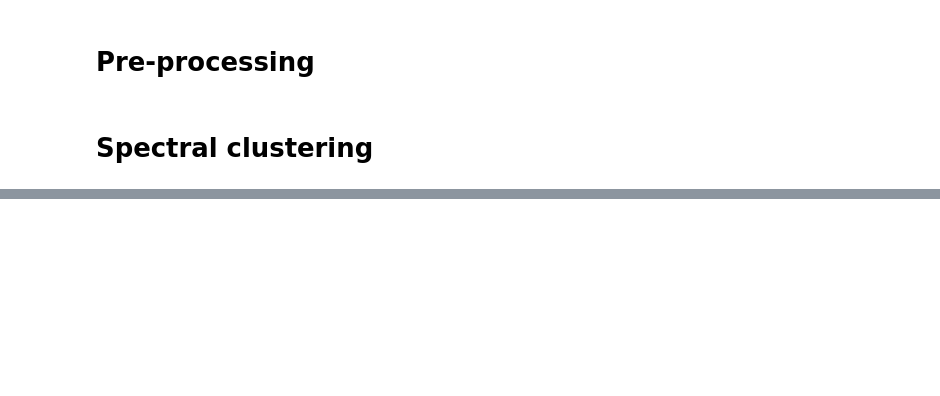
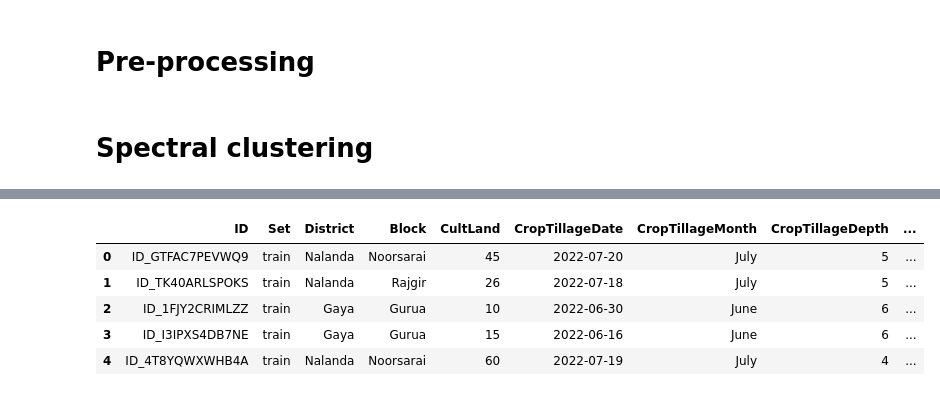
Before and after one commit to rapsoj/crop-yield-estimate, a Jupyter notebook: 02-data-cleaning/01.02-clustering.ipynb, the cells around one changed output, grey strips where cells are left out. Saved outputs shown, nothing was run; the diff lists cells and outputs as text; code cells hidden in the pictures; blank space fills up the shorter version.

Commit message:
Added Date Clustering
Actually took only 10s on the desktop, no clue what was going wrong on colab etc

```diff
--- a/02-data-cleaning/01.02-clustering.ipynb
+++ b/02-data-cleaning/01.02-clustering.ipynb
@@ -34,5 +30,15 @@ Mounted at /content/gdrive
+# %%
+import os
+
+cwd  = os.getcwd()
+
+df = pd.read_csv(cwd + "/cleaned_fulldf.csv")
+# %%
+datetime_cols = ["CropTillageDate", "RcNursEstDate", "SeedingSowingTransplanting", "Harv_date", "Threshing_date"]
+for col in datetime_cols:
+    df[col] = pd.to_datetime(df[col])
+    df[col] = df[col].values.astype("float64")
 # %%
-# Selecting variables indicated by Shaw -- left out date variables for now
 
 # to add: FirstTopDressFert, CropbasalFerts, OrgFertilizers
 cdf = df[["ID","CropTillageDepth","CropEstMethod","SeedlingsPerPit","TransplantingIrrigationHours","TransplantingIrrigationSource",
@@ -49,6 +55,8 @@ cdf = df[["ID","CropTillageDepth","CropEstMethod","SeedlingsPerPit","Transplanti
           #--
           "Ganaura_per_Acre","CropOrgFYM_per_Acre","PCropSolidOrgFertAppMethod","NoFertilizerAppln","MineralFertAppMethod","MineralFertAppMethod.1",
           "Harv_method","Threshing_method",#"Yield_per_Acre"
+          # Date Columns
+          datetime_cols[0], datetime_cols[1], datetime_cols[2], datetime_cols[3], datetime_cols[4],
         ]]
 
 cdf.head()
@@ -231,3 +237,15 @@ fig.show()
+# %%
+date_cols = [datetime_cols[0], datetime_cols[1], datetime_cols[2], datetime_cols[3], datetime_cols[4]]
+df2[date_cols] = df2[date_cols].apply(pd.to_datetime, errors='coerce')
 # %%
 # Exporting df with cluster labels
 df2.to_csv('cleaned_fulldf_withclusters.csv',index=False)
+# %%
+df2.head()
+# %% [output]
+|  | ID | Set | District | Block | CultLand | CropTillageDate | CropTillageMonth | CropTillageDepth | ... |
+| 0 | ID_GTFAC7PEVWQ9 | train | Nalanda | Noorsarai | 45 | 2022-07-20 | July | 5 | ... |
+| 1 | ID_TK40ARLSPOKS | train | Nalanda | Rajgir | 26 | 2022-07-18 | July | 5 | ... |
+| 2 | ID_1FJY2CRIMLZZ | train | Gaya | Gurua | 10 | 2022-06-30 | June | 6 | ... |
+| 3 | ID_I3IPXS4DB7NE | train | Gaya | Gurua | 15 | 2022-06-16 | June | 6 | ... |
+| 4 | ID_4T8YQWXWHB4A | train | Nalanda | Noorsarai | 60 | 2022-07-19 | July | 4 | ... |
```
Also changed, not shown: parts of 7 cells of this notebook, 1 other file.
